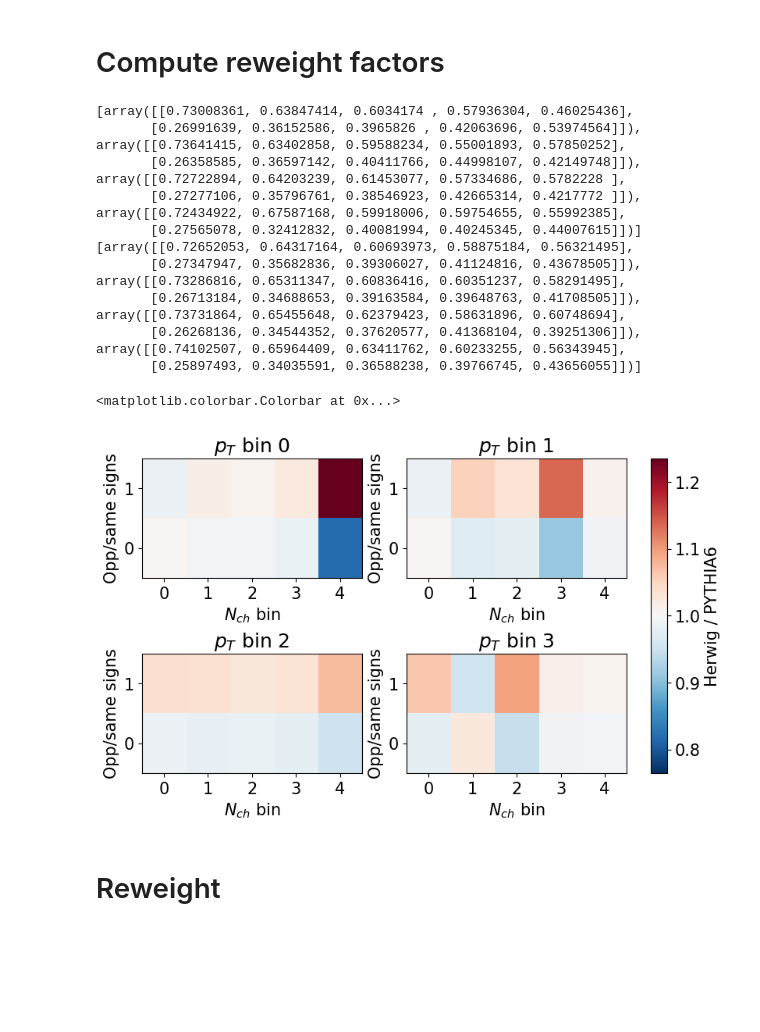
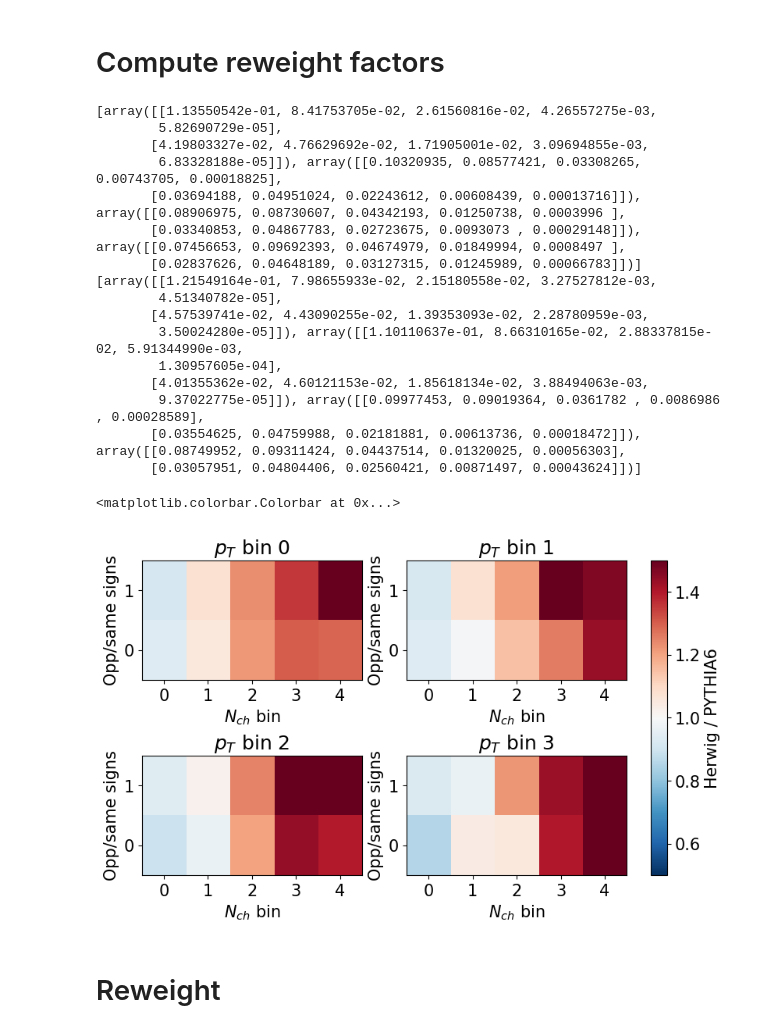
Before and after one commit to y-song/rc, a Jupyter notebook: pp/prior_reweight_2d.ipynb, the cells around one changed output. Drawn from its saved outputs; the diff is of its cells as text; code cells hidden in the pictures; blank space fills up the shorter version.

```diff
--- a/pp/prior_reweight_2d.ipynb
+++ b/pp/prior_reweight_2d.ipynb
@@ -130,50 +130,56 @@ nch_bins = [1.9, 4.9, 6.9, 8.9, 10.9, 23.9]
 b_hw_array = []
 for df in df_hw_pt:
     y, _ = np.histogramdd([df['b_ch'],df['nch']], bins=[b_bins, nch_bins], weights=df['w'], density=True)
-    b_hw_array.append(y / sum(y))
+    b_hw_array.append(y)
 
 b_pythia6_array = []
 for df in df_pythia6_pt:
     y, _ = np.histogramdd([df['b'],df['nch']], bins=[b_bins, nch_bins], weights=df['w'], density=True)
-    b_pythia6_array.append(y / sum(y))
+    b_pythia6_array.append(y)
 # %%
 print(b_hw_array)
 print(b_pythia6_array)
 # %% [output]
-[array([[0.73008361, 0.63847414, 0.6034174 , 0.57936304, 0.46025436],
-       [0.26991639, 0.36152586, 0.3965826 , 0.42063696, 0.53974564]]), array([[0.73641415, 0.63402858, 0.59588234, 0.55001893, 0.57850252],
-       [0.26358585, 0.36597142, 0.40411766, 0.44998107, 0.42149748]]), array([[0.72722894, 0.64203239, 0.61453077, 0.57334686, 0.5782228 ],
-       [0.27277106, 0.35796761, 0.38546923, 0.42665314, 0.4217772 ]]), array([[0.72434922, 0.67587168, 0.59918006, 0.59754655, 0.55992385],
-       [0.27565078, 0.32412832, 0.40081994, 0.40245345, 0.44007615]])]
-[array([[0.72652053, 0.64317164, 0.60693973, 0.58875184, 0.56321495],
-       [0.27347947, 0.35682836, 0.39306027, 0.41124816, 0.43678505]]), array([[0.73286816, 0.65311347, 0.60836416, 0.60351237, 0.58291495],
-       [0.26713184, 0.34688653, 0.39163584, 0.39648763, 0.41708505]]), array([[0.73731864, 0.65455648, 0.62379423, 0.58631896, 0.60748694],
-       [0.26268136, 0.34544352, 0.37620577, 0.41368104, 0.39251306]]), array([[0.74102507, 0.65964409, 0.63411762, 0.60233255, 0.56343945],
-       [0.25897493, 0.34035591, 0.36588238, 0.39766745, 0.43656055]])]
+[array([[1.13550542e-01, 8.41753705e-02, 2.61560816e-02, 4.26557275e-03,
+        5.82690729e-05],
+       [4.19803327e-02, 4.76629692e-02, 1.71905001e-02, 3.09694855e-03,
+        6.83328188e-05]]), array([[0.10320935, 0.08577421, 0.03308265, 0.00743705, 0.00018825],
+       [0.03694188, 0.04951024, 0.02243612, 0.00608439, 0.00013716]]), array([[0.08906975, 0.08730607, 0.04342193, 0.01250738, 0.0003996 ],
+       [0.03340853, 0.04867783, 0.02723675, 0.0093073 , 0.00029148]]), array([[0.07456653, 0.09692393, 0.04674979, 0.01849994, 0.0008497 ],
+       [0.02837626, 0.04648189, 0.03127315, 0.01245989, 0.00066783]])]
+[array([[1.21549164e-01, 7.98655933e-02, 2.15180558e-02, 3.27527812e-03,
+        4.51340782e-05],
+       [4.57539741e-02, 4.43090255e-02, 1.39353093e-02, 2.28780959e-03,
+        3.50024280e-05]]), array([[1.10110637e-01, 8.66310165e-02, 2.88337815e-02, 5.91344990e-03,
+        1.30957605e-04],
+       [4.01355362e-02, 4.60121153e-02, 1.85618134e-02, 3.88494063e-03,
+        9.37022775e-05]]), array([[0.09977453, 0.09019364, 0.0361782 , 0.0086986 , 0.00028589],
+       [0.03554625, 0.04759988, 0.02181881, 0.00613736, 0.00018472]]), array([[0.08749952, 0.09311424, 0.04437514, 0.01320025, 0.00056303],
+       [0.03057951, 0.04804406, 0.02560421, 0.00871497, 0.00043624]])]
 # %%
 ratio = np.stack(b_hw_array) / np.stack(b_pythia6_array)  # (4, 2, 5)
 
 # Use a shared color scale centered at 1 (equal fractions).
 delta = np.max(np.abs(ratio - 1))
 
 fig, axes = plt.subplots(2, 2, figsize=(8, 5), layout="constrained")
 for i, ax in enumerate(axes.flat):
     im = ax.imshow(
         ratio[i],
         origin="lower",
         aspect="auto",
         cmap="RdBu_r",
-        vmin=1 - delta,
-        vmax=1 + delta,
+        vmin=0.5, #1 - delta,
+        vmax=1.5 #1 + delta,
     )
     ax.set(title=f"$p_T$ bin {i}", xlabel="$N_{ch}$ bin", ylabel="Opp/same signs")
     ax.set_xticks(range(ratio.shape[2]))
     ax.set_yticks(range(ratio.shape[1]))
 
 fig.colorbar(im, ax=axes.ravel(), label="Herwig / PYTHIA6")
 # %% [output]
 <matplotlib.colorbar.Colorbar at 0x...>
-[figure, old version]
+[figure, new version]
 # %% [markdown]
 # Reweight
 # %%
```
Also changed, not shown: parts of 6 cells of this notebook.
